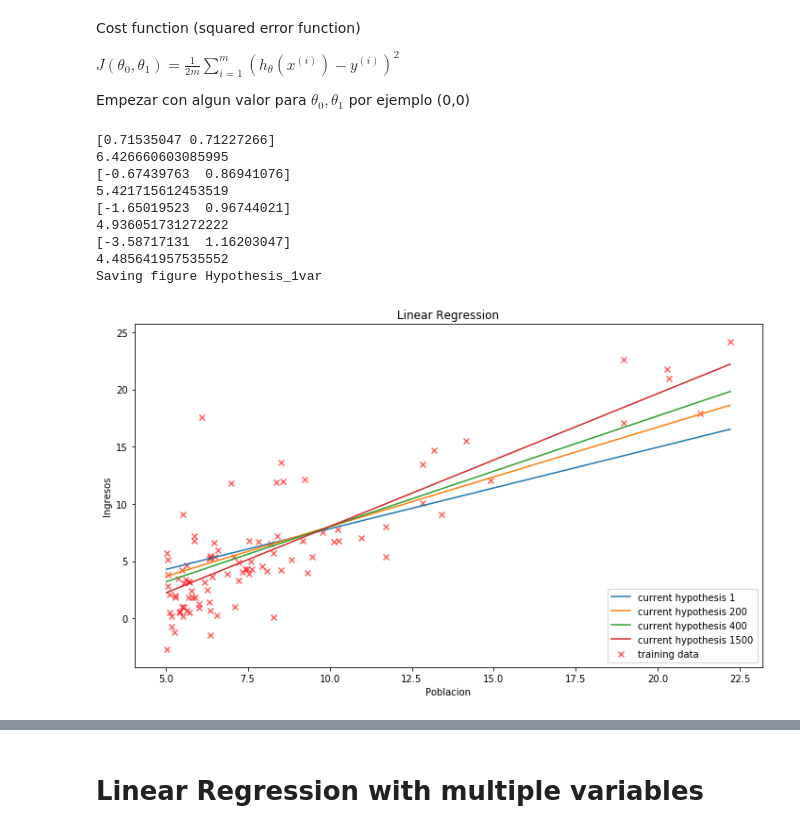
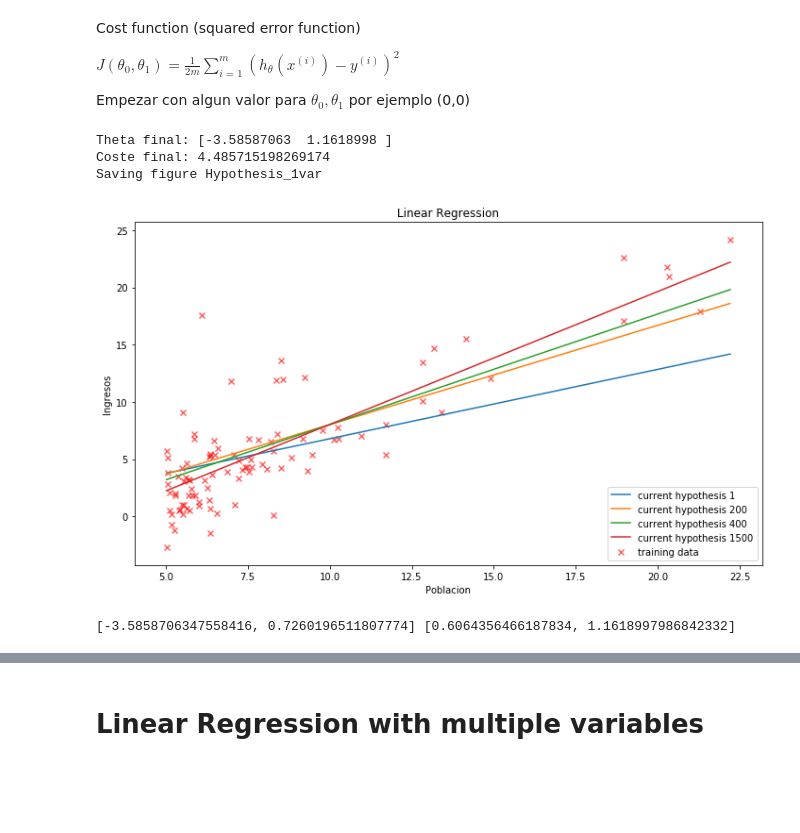
Before and after one commit to GuillermoOvejeroSanchez/Aprendizaje-Automatico, a Jupyter notebook: LinearRegression/LinearRegression.ipynb, the cells around one changed output, grey strips where cells are left out. Saved outputs shown, nothing was run; the diff lists cells and outputs as text; code cells hidden in the pictures; blank space fills up the shorter version.

```diff
--- a/LinearRegression/LinearRegression.ipynb
+++ b/LinearRegression/LinearRegression.ipynb
@@ -86,45 +86,45 @@ def descenso_gradiente(X,Y,alpha,Theta):
     NuevaTheta = Theta
     m = np.shape(X)[0]
     n = np.shape(X)[1]
     H = np.dot(X, Theta)
     Aux = (H - Y)
     for i in range(n):
         Aux_i = Aux * X[:, i]
         NuevaTheta[i] -= (alpha / m) * Aux_i.sum()
     return NuevaTheta, coste(X,Y,Theta)
 
 
 mostrar = [1,200,400,1500]
+plt.figure(figsize=(10,6))
+
 alpha = 0.01
 Theta = np.array([np.random.random(),np.random.random()])
-plt.figure(figsize=(10,6))
-#Theta, coste = descenso_gradiente(X,Y,alpha,[np.random.random(),np.random.random()])
+
+thetas_0 = []
+thetas_1 = []
+costes_list = []
+
 for i in range(1500):
         Theta, costes = descenso_gradiente(X,Y,alpha,Theta)
+        costes_list.append(costes)
+        thetas_0.append(Theta[0])
+        thetas_1.append(Theta[1])
         if i+1 in mostrar:
             y = Theta[0] + Theta[1]*x
             plt.plot(x,y, label="current hypothesis {}".format(i+1))
-            print(Theta)
-            print(costes)
             #plt.show()
-#print(Theta)
-#print(costes)
+print("Theta final:",Theta)
+print("Coste final:",costes)
 
 plt.scatter(X[:,-1], Y, c='r', marker='x', alpha=0.6, label="training data")
 plt.legend(loc='lower right')
 plt.title("Linear Regression")
 plt.xlabel("Poblacion")
 plt.ylabel("Ingresos")
 save_fig("Hypothesis_1var")
 plt.show()
 # %% [output]
-[0.71535047 0.71227266]
-6.426660603085995
-[-0.67439763  0.86941076]
-5.421715612453519
-[-1.65019523  0.96744021]
-4.936051731272222
-[-3.58717131  1.16203047]
-4.485641957535552
+Theta final: [-3.58587063  1.1618998 ]
+Coste final: 4.485715198269174
 Saving figure Hypothesis_1var
-[figure, old version]
+[figure, new version]
@@ -130,0 +147,4 @@ Saving figure Hypothesis_1var
+# %%
+Theta0, Theta1, Coste = make_data([min(thetas_0), max(thetas_0)],[min(thetas_1), max(thetas_1)], X, Y)
+# %% [output]
+[-3.5858706347558416, 0.7260196511807774] [0.6064356466187834, 1.1618997986842332]
```
Also changed, not shown: parts of 3 cells of this notebook, 1 other file.
